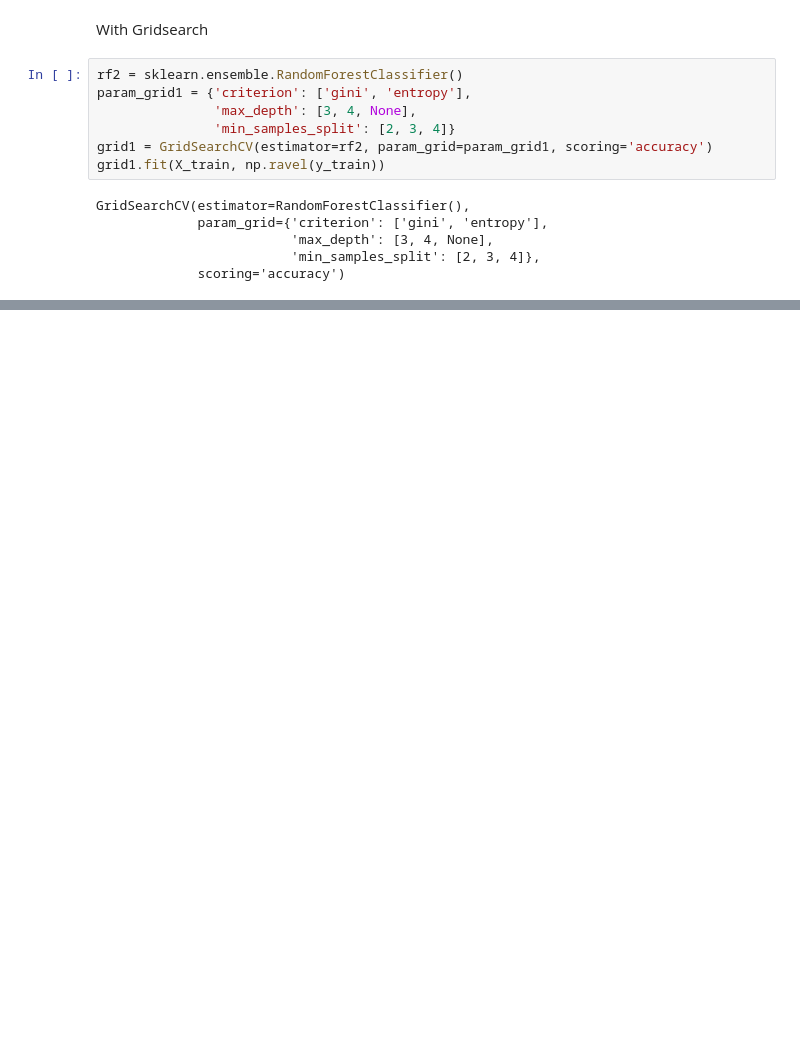
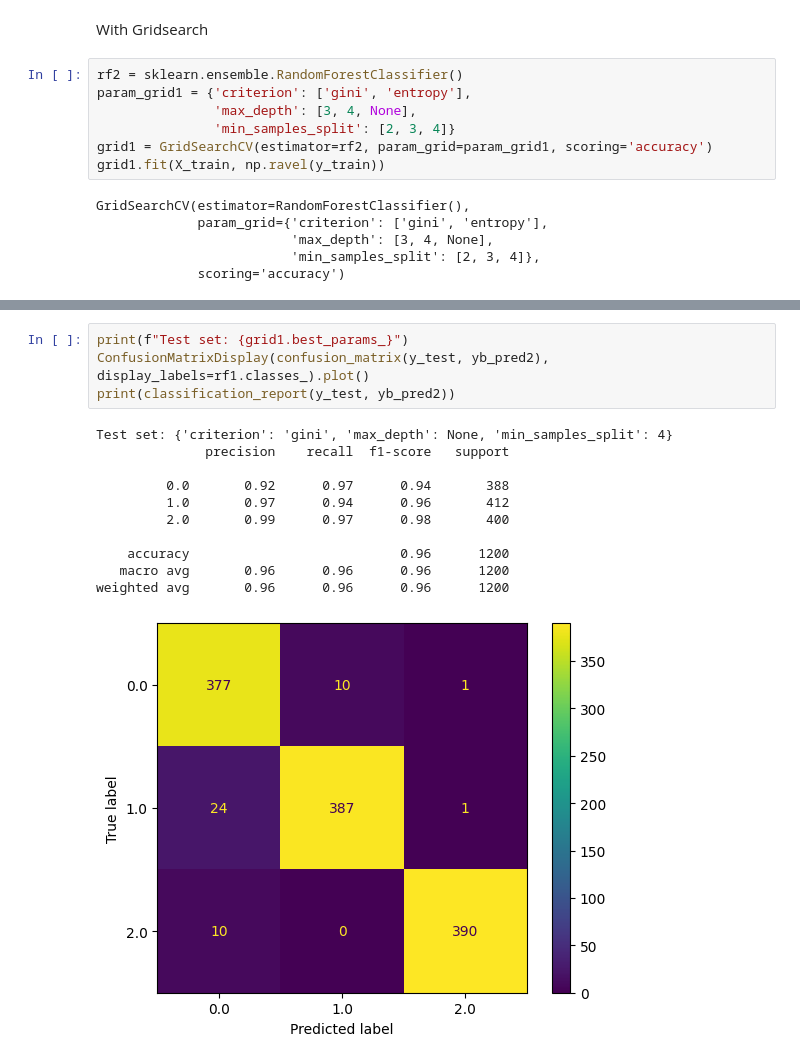
Before and after one commit to suinkangme/CV-Image-Classification-Tasks, a Jupyter notebook: Task2_RF.ipynb, the cells around one changed output, grey strips where cells are left out. Cells and saved outputs as stored; diff of their text form; blank space fills up the shorter version.

```diff
--- a/Task2_RF.ipynb
+++ b/Task2_RF.ipynb
@@ -101,0 +124,16 @@ weighted avg       0.96      0.96      0.96      1200
+# %%
+print(f"Test set: {grid1.best_params_}")
+ConfusionMatrixDisplay(confusion_matrix(y_test, yb_pred2), display_labels=rf1.classes_).plot()
+print(classification_report(y_test, yb_pred2))
+# %% [output]
+Test set: {'criterion': 'gini', 'max_depth': None, 'min_samples_split': 4}
+              precision    recall  f1-score   support
+
+         0.0       0.92      0.97      0.94       388
+         1.0       0.97      0.94      0.96       412
+         2.0       0.99      0.97      0.98       400
+
+    accuracy                           0.96      1200
+   macro avg       0.96      0.96      0.96      1200
+weighted avg       0.96      0.96      0.96      1200
+[figure, added]
```
Also changed, not shown: parts of 10 cells of this notebook.
